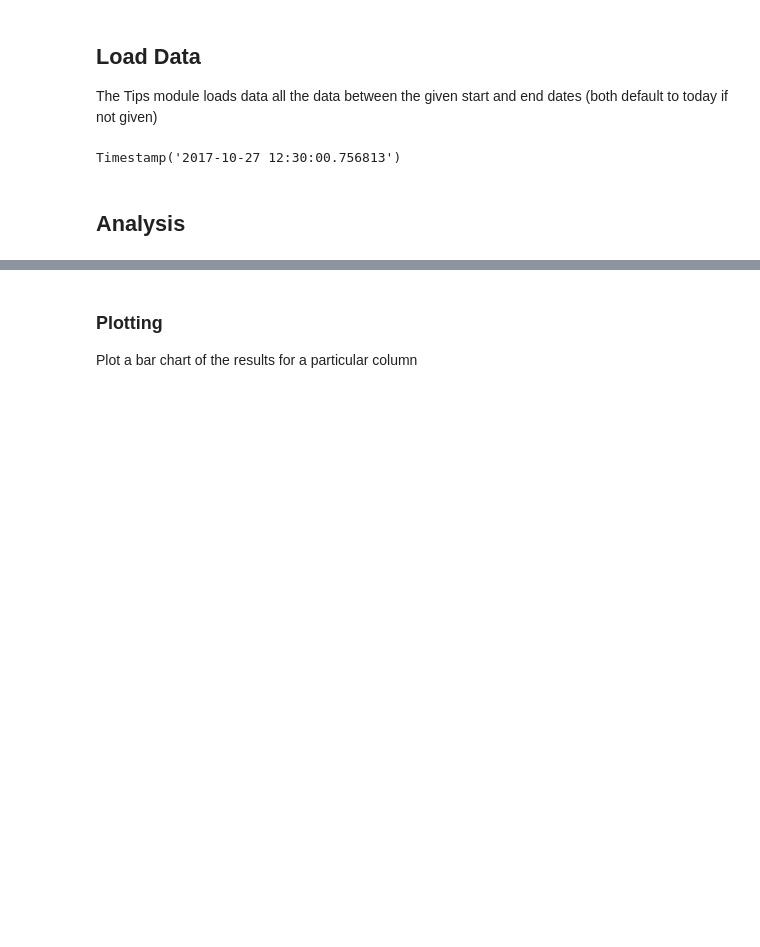
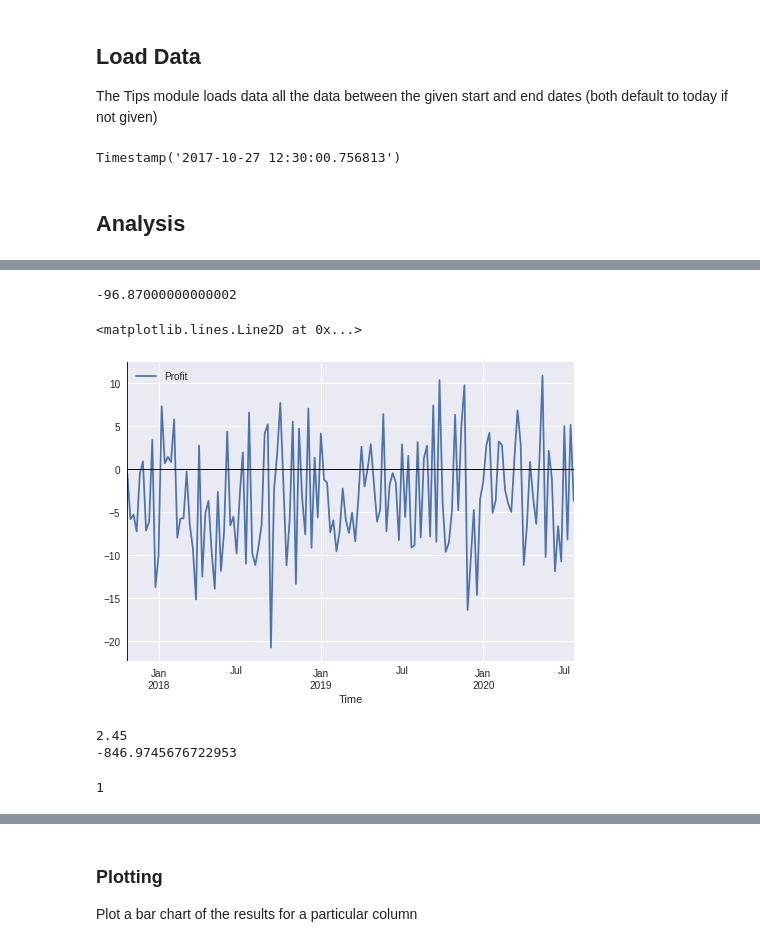
Before and after one commit to generatom/betting, a Jupyter notebook: tipsbet.ipynb, the cells around one changed output, grey strips where cells are left out. Saved outputs shown, nothing was run; the diff lists cells and outputs as text; code cells hidden in the pictures; blank space fills up the shorter version.

```diff
--- a/tipsbet.ipynb
+++ b/tipsbet.ipynb
@@ -62,3 +69,30 @@ Tennis       W        70.90
+# %%
+fd = t.full_dataset
+stake = 1
+profits = (fd[fd.Time > dt.datetime(2020, 1, 1)].Profit * stake)
+avg_profit = fd.Profit.mean()
+profits.sum()
+# %% [output]
+-96.87000000000002
+# %%
+filtered = fd[fd.Time < dt.datetime(2020,7,23)].resample('1W', on='Time').agg({'Profit': 'sum', 'Odds': 'mean', 'Sport': 'size'})
+ax = filtered.plot(y='Profit')
+ax.axhline(y=0, color='k', linewidth=1)
+ax.axvline(x=fd.Time.min(), color='k')
+# %% [output]
+<matplotlib.lines.Line2D at 0x...>
+[figure, added]
+# %%
+sample = fd.copy()
+sample['Select'] = (np.random.random(size=sample.Sport.size) < 0.9) * sample.Return
+# sample.Select = sample.Select.replace(0, 1)
+print(sample.Select.max())
+print((sample.resample('1D', on='Time').agg({'Select': 'prod', 'Odds': 'size'}).Select.replace(0, -1) * stake).sum())
+stake
+# %% [output]
+2.45
+-846.9745676722953
+1
 # %%
 t.df[t.df.Odds <= 1.3].Status.value_counts(normalize=True).round(4) * 100
 print(t.df.columns)
```
Also changed, not shown: parts of 9 cells of this notebook, 2 other files.
